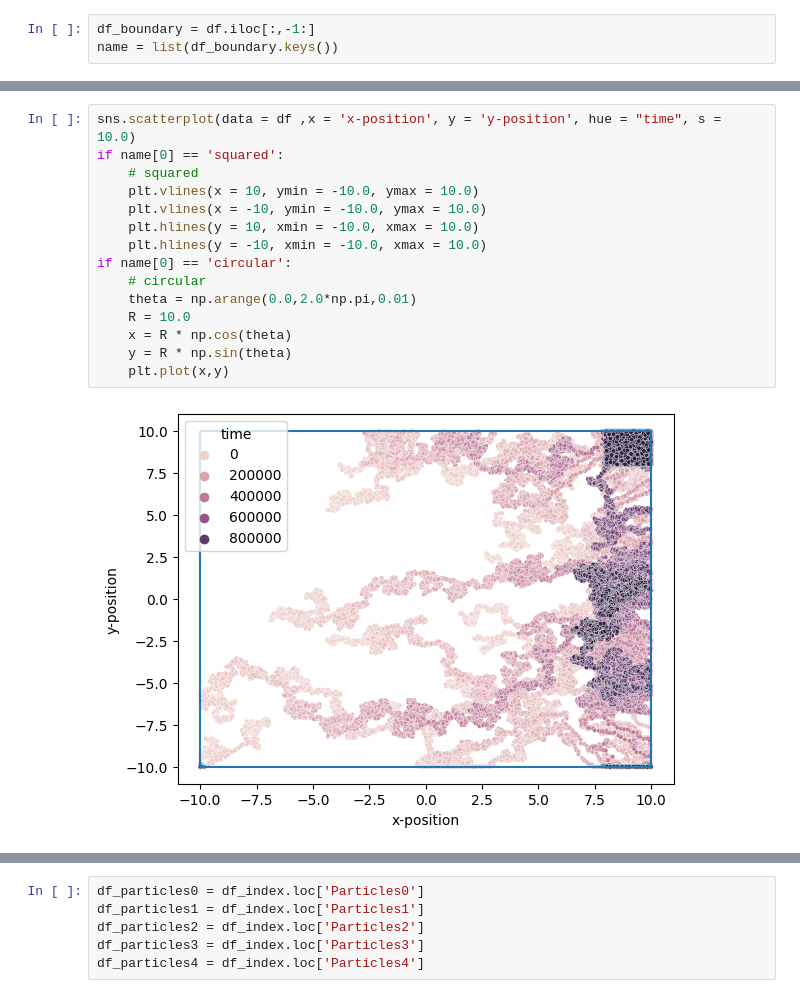
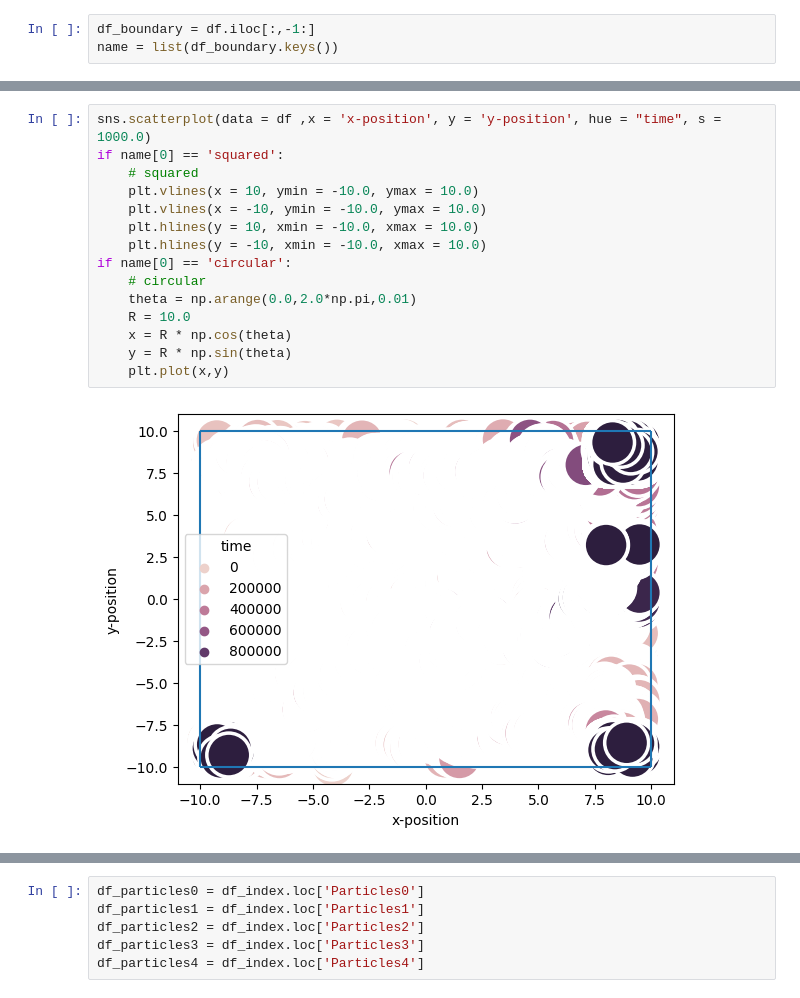
Before and after one commit to jvachier/Active_particles_confine_2D, a Jupyter notebook: src/2D_visualization.ipynb, the cells around one changed output, grey strips where cells are left out. Saved outputs shown, nothing was run; the diff lists cells and outputs as text.

```diff
--- a/src/2D_visualization.ipynb
+++ b/src/2D_visualization.ipynb
@@ -32,20 +32,20 @@ df.head()
 # %%
-sns.scatterplot(data = df ,x = 'x-position', y = 'y-position', hue = "time", s = 10.0)
+sns.scatterplot(data = df ,x = 'x-position', y = 'y-position', hue = "time", s = 1000.0)
 if name[0] == 'squared':
     # squared
     plt.vlines(x = 10, ymin = -10.0, ymax = 10.0)
     plt.vlines(x = -10, ymin = -10.0, ymax = 10.0)
     plt.hlines(y = 10, xmin = -10.0, xmax = 10.0)
     plt.hlines(y = -10, xmin = -10.0, xmax = 10.0)
 if name[0] == 'circular':
     # circular
     theta = np.arange(0.0,2.0*np.pi,0.01)
     R = 10.0
     x = R * np.cos(theta)
     y = R * np.sin(theta)
     plt.plot(x,y)
 # %% [output]
-[figure, old version]
+[figure, new version]
 # %%
 df_index = df.sort_index()
 df_index
```
Also changed, not shown: parts of 5 cells of this notebook, 2 other files.
